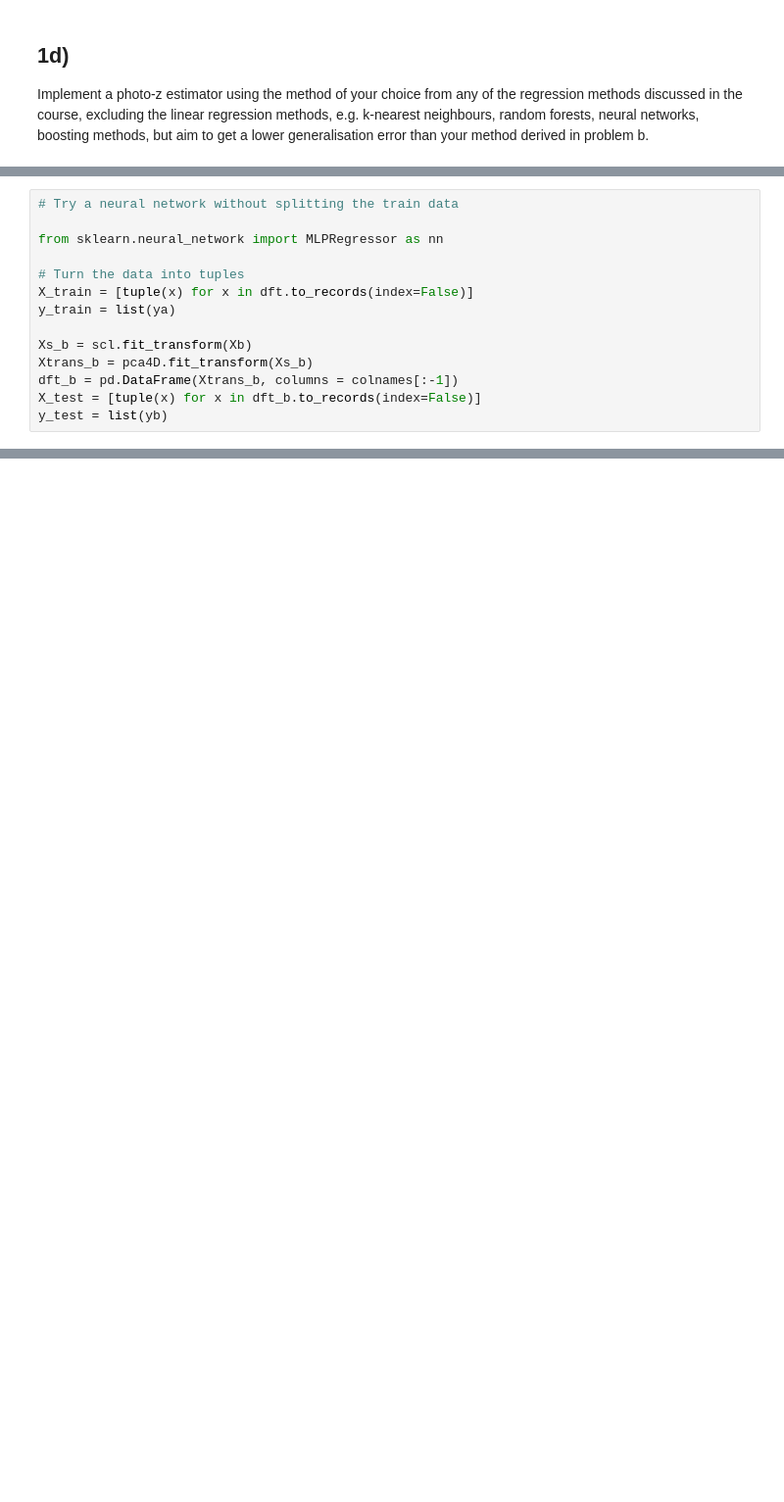
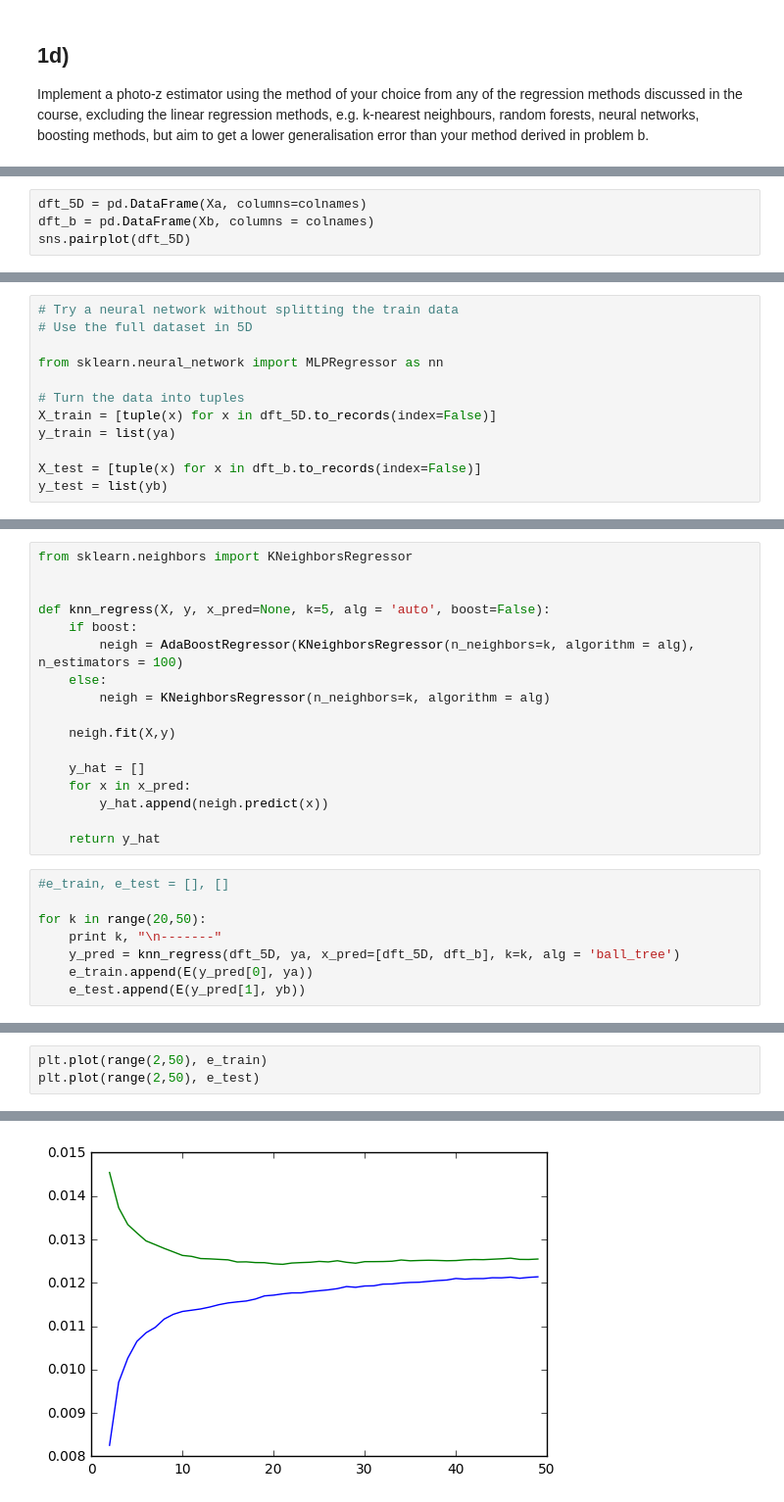
Before and after one commit to EStoop/Final-Project-DBDM, a Jupyter notebook: Final2.ipynb, the cells around one changed output, grey strips where cells are left out. Shown at 98% size. Drawn from its saved outputs; the diff is of its cells as text; blank space fills up the shorter version.

```diff
--- a/Final2.ipynb
+++ b/Final2.ipynb
@@ -139,0 +138,4 @@ sns.pairplot(dft)
+# %%
+dft_5D = pd.DataFrame(Xa, columns=colnames)
+dft_b = pd.DataFrame(Xb, columns = colnames)
+sns.pairplot(dft_5D)
@@ -140,15 +147,13 @@ sns.pairplot(dft)
 # %%
 # Try a neural network without splitting the train data
+# Use the full dataset in 5D
 
 from sklearn.neural_network import MLPRegressor as nn
 
 # Turn the data into tuples
-X_train = [tuple(x) for x in dft.to_records(index=False)]
+X_train = [tuple(x) for x in dft_5D.to_records(index=False)]
 y_train = list(ya)
 
-Xs_b = scl.fit_transform(Xb)
-Xtrans_b = pca4D.fit_transform(Xs_b)
-dft_b = pd.DataFrame(Xtrans_b, columns = colnames[:-1])
 X_test = [tuple(x) for x in dft_b.to_records(index=False)]
 y_test = list(yb)
 # %%
@@ -202,0 +228,25 @@ Found error: 0.1034
+# %%
+from sklearn.neighbors import KNeighborsRegressor
+
+
+def knn_regress(X, y, x_pred=None, k=5, alg = 'auto', boost=False):
+    if boost:
+        neigh = AdaBoostRegressor(KNeighborsRegressor(n_neighbors=k, algorithm = alg), n_estimators = 100)
+    else:
+        neigh = KNeighborsRegressor(n_neighbors=k, algorithm = alg)
+
+    neigh.fit(X,y)
+
+    y_hat = []
+    for x in x_pred:
+        y_hat.append(neigh.predict(x))
+
+    return y_hat
+# %%
+#e_train, e_test = [], []
+
+for k in range(20,50):
+    print k, "\n-------"
+    y_pred = knn_regress(dft_5D, ya, x_pred=[dft_5D, dft_b], k=k, alg = 'ball_tree')
+    e_train.append(E(y_pred[0], ya))
+    e_test.append(E(y_pred[1], yb))
@@ -202,0 +271,4 @@ Found error: 0.1034
+# %%
+plt.plot(range(2,50), e_train)
+plt.plot(range(2,50), e_test)
+# %% [output]
@@ -202,0 +276 @@ Found error: 0.1034
+[figure, added]
```
Also changed, not shown: parts of 24 cells of this notebook.
